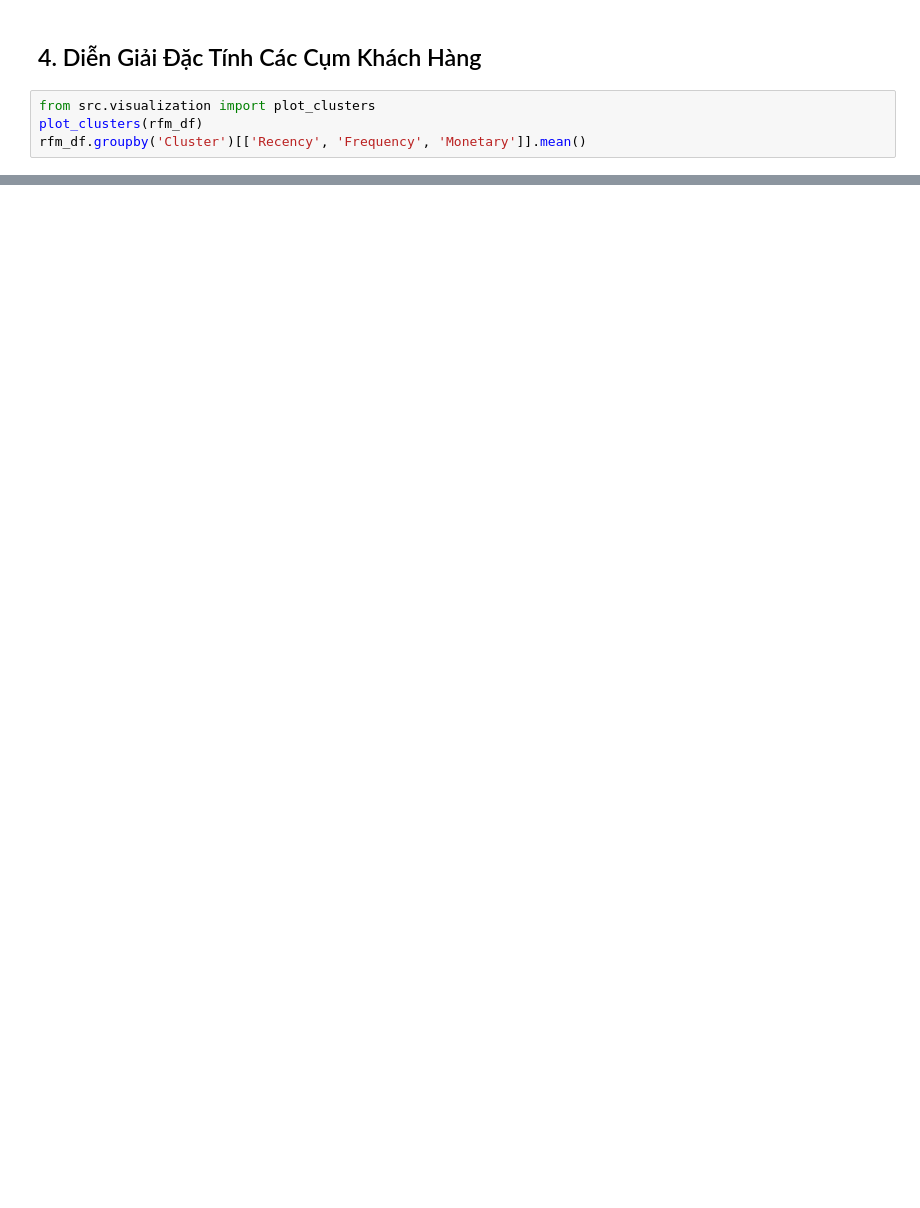
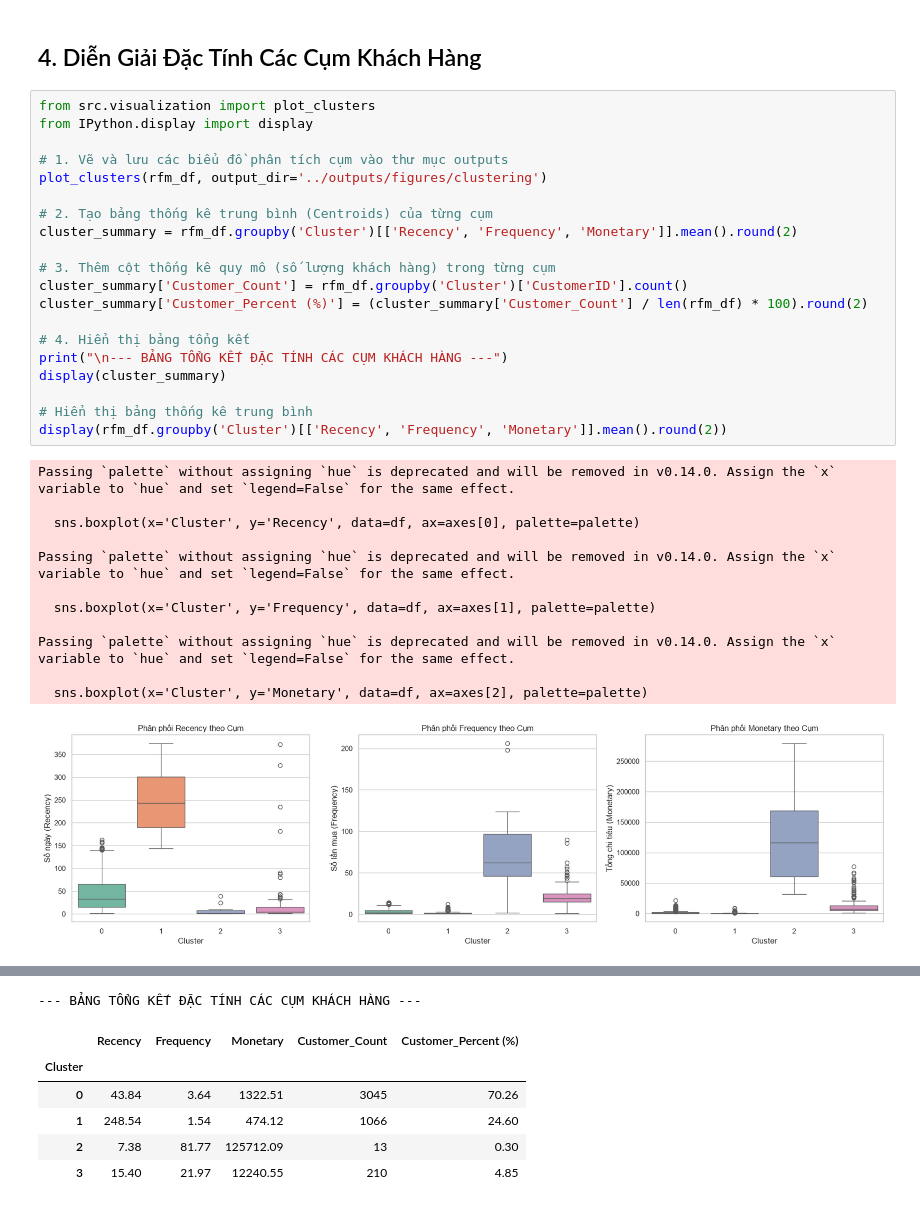
Before and after one commit to HungTruong-github/Data-mining, a Jupyter notebook: notebooks/04_customer_clustering.ipynb, the cells around one changed output, grey strips where cells are left out. Drawn from its saved outputs; the diff is of its cells as text; blank space fills up the shorter version.

```diff
--- a/notebooks/04_customer_clustering.ipynb
+++ b/notebooks/04_customer_clustering.ipynb
@@ -38,6 +67,35 @@ rfm_df['Cluster'] = clusters
 # %% [markdown]
 ## 4. Diễn Giải Đặc Tính Các Cụm Khách Hàng
-# %%
-from src.visualization import plot_clusters
-plot_clusters(rfm_df)
-rfm_df.groupby('Cluster')[['Recency', 'Frequency', 'Monetary']].mean()
+# %%
+from src.visualization import plot_clusters
+from IPython.display import display
+
+# 1. Vẽ và lưu các biểu đồ phân tích cụm vào thư mục outputs
+plot_clusters(rfm_df, output_dir='../outputs/figures/clustering')
+
+# 2. Tạo bảng thống kê trung bình (Centroids) của từng cụm
+cluster_summary = rfm_df.groupby('Cluster')[['Recency', 'Frequency', 'Monetary']].mean().round(2)
+
+# 3. Thêm cột thống kê quy mô (số lượng khách hàng) trong từng cụm
+cluster_summary['Customer_Count'] = rfm_df.groupby('Cluster')['CustomerID'].count()
+cluster_summary['Customer_Percent (%)'] = (cluster_summary['Customer_Count'] / len(rfm_df) * 100).round(2)
+
+# 4. Hiển thị bảng tổng kết
+print("\n--- BẢNG TỔNG KẾT ĐẶC TÍNH CÁC CỤM KHÁCH HÀNG ---")
+display(cluster_summary)
+
+# Hiển thị bảng thống kê trung bình
+display(rfm_df.groupby('Cluster')[['Recency', 'Frequency', 'Monetary']].mean().round(2))
+# %% [output]
+Passing `palette` without assigning `hue` is deprecated and will be removed in v0.14.0. Assign the `x` variable to `hue` and set `legend=False` for the same effect.
+
+  sns.boxplot(x='Cluster', y='Recency', data=df, ax=axes[0], palette=palette)
+
+Passing `palette` without assigning `hue` is deprecated and will be removed in v0.14.0. Assign the `x` variable to `hue` and set `legend=False` for the same effect.
+
+  sns.boxplot(x='Cluster', y='Frequency', data=df, ax=axes[1], palette=palette)
+
+Passing `palette` without assigning `hue` is deprecated and will be removed in v0.14.0. Assign the `x` variable to `hue` and set `legend=False` for the same effect.
+
+  sns.boxplot(x='Cluster', y='Monetary', data=df, ax=axes[2], palette=palette)
+[figure, added]
@@ -43,0 +103,7 @@ rfm_df.groupby('Cluster')[['Recency', 'Frequency', 'Monetary']].mean()
+--- BẢNG TỔNG KẾT ĐẶC TÍNH CÁC CỤM KHÁCH HÀNG ---
+|  | Recency | Frequency | Monetary | Customer_Count | Customer_Percent (%) |
+| Cluster |  |  |  |  |  |
+| 0 | 43.84 | 3.64 | 1322.51 | 3045 | 70.26 |
+| 1 | 248.54 | 1.54 | 474.12 | 1066 | 24.60 |
+| 2 | 7.38 | 81.77 | 125712.09 | 13 | 0.30 |
+| 3 | 15.40 | 21.97 | 12240.55 | 210 | 4.85 |
```
Also changed, not shown: parts of 5 cells of this notebook, 2 other files.
